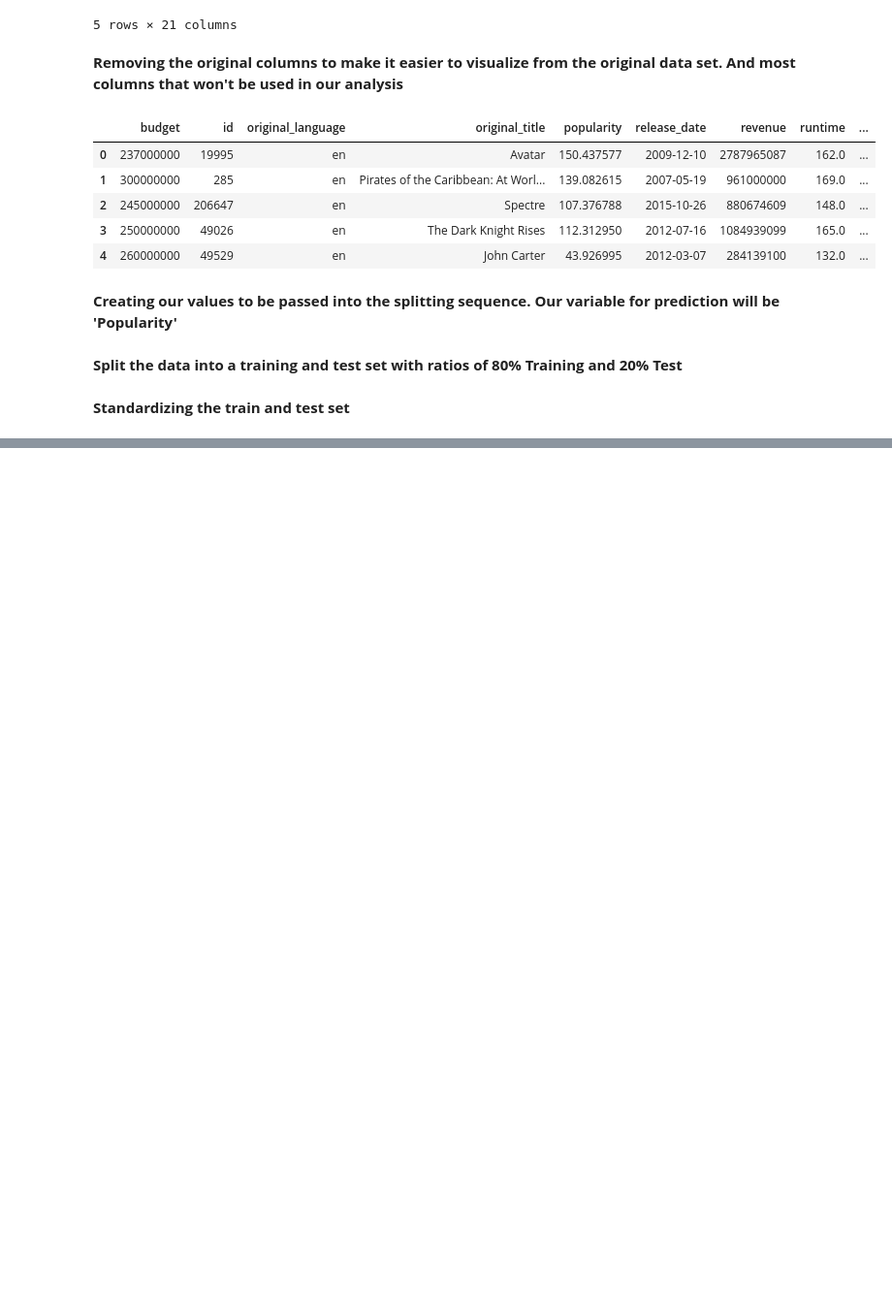
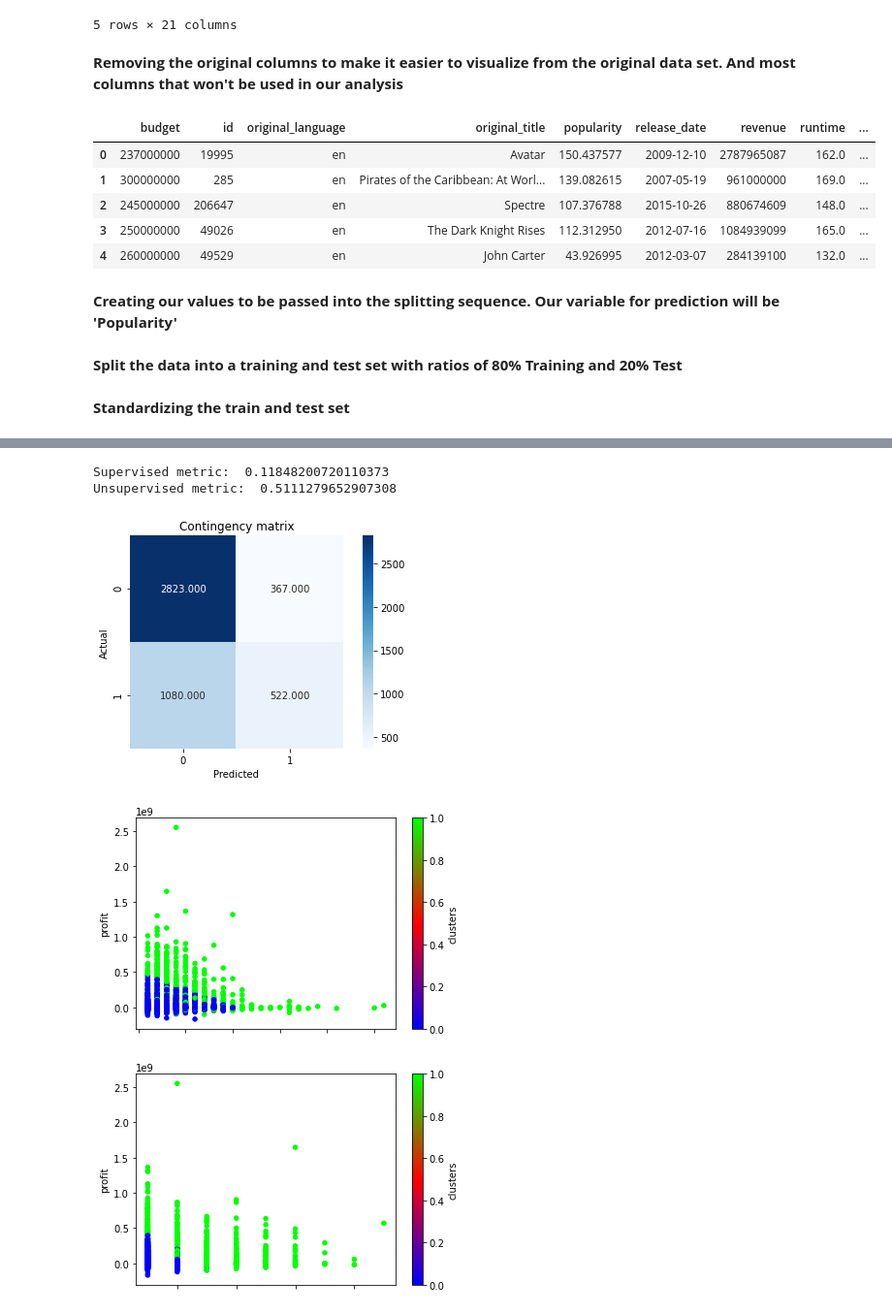
Before and after one commit to fjerrichiello/CS418GP, a Jupyter notebook: FinalProject/Analysis.ipynb, the cells around one changed output, grey strips where cells are left out. Shown at 97% size. Drawn from its saved outputs; the diff is of its cells as text; code cells hidden in the pictures; blank space fills up the shorter version.

```diff
--- a/FinalProject/Analysis.ipynb
+++ b/FinalProject/Analysis.ipynb
@@ -124,0 +172,33 @@ x_test_scaled = scaler.transform(x_test)
+# %%
+
+'''
+K-means clustering with 2 clusters
+'''
+
+clustering = KMeans(n_clusters = 2, init = 'random', n_init = 10, random_state = 0).fit(x_c1_scaled)
+clusters = clustering.labels_
+
+
+# print contingency matrix
+cont_matrix = metrics.cluster.contingency_matrix(movies['popular'], clusters)
+sns.heatmap(cont_matrix, annot = True, fmt = ".3f", square = True, cmap = plt.cm.Blues)
+plt.ylabel('Actual')
+plt.xlabel('Predicted')
+plt.title('Contingency matrix')
+plt.tight_layout()
+
+# print out unsupervised and supervised evaluation metrics
+adjusted_rand_index = metrics.adjusted_rand_score(movies['popular'], clusters)
+silhouette_coefficient = metrics.silhouette_score(x_c1_scaled, clusters, metric = "euclidean")
+print("Supervised metric: ", adjusted_rand_index)
+print("Unsupervised metric: ", silhouette_coefficient)
+
+movies['clusters'] = clusters
+ax = movies.plot(kind = 'scatter', x = 'num_production_companies', y = 'profit',c = 'clusters', colormap = plt.cm.brg)
+ax = movies.plot(kind = 'scatter', x = 'num_spoken_languages', y = 'profit', c = 'clusters', colormap = plt.cm.brg)
+# %% [output]
+Supervised metric:  0.11848200720110373
+Unsupervised metric:  0.5111279652907308
+[figure, added]
+[figure, added]
+[figure, added]
```
Also changed, not shown: parts of 8 cells of this notebook.
